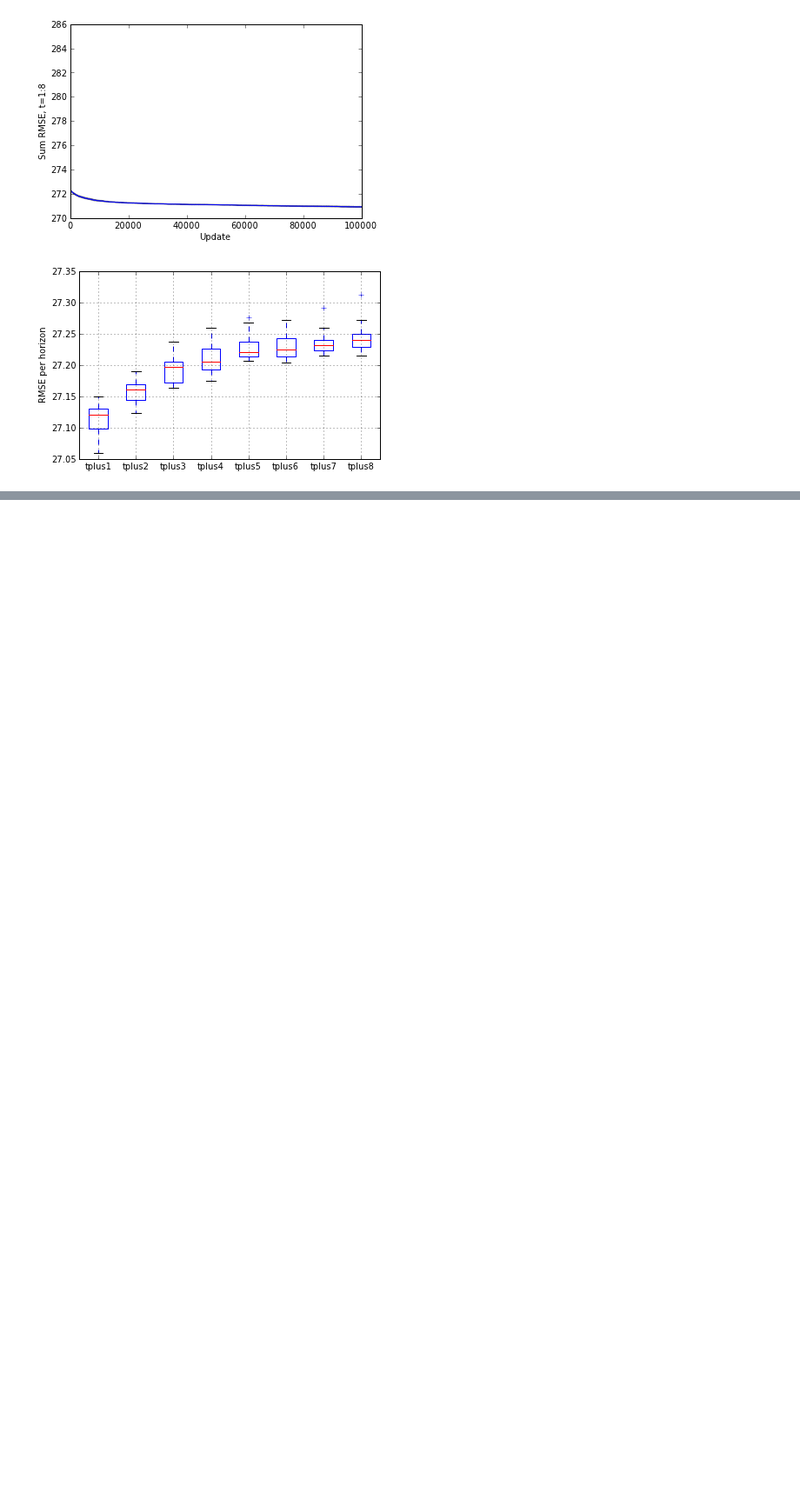
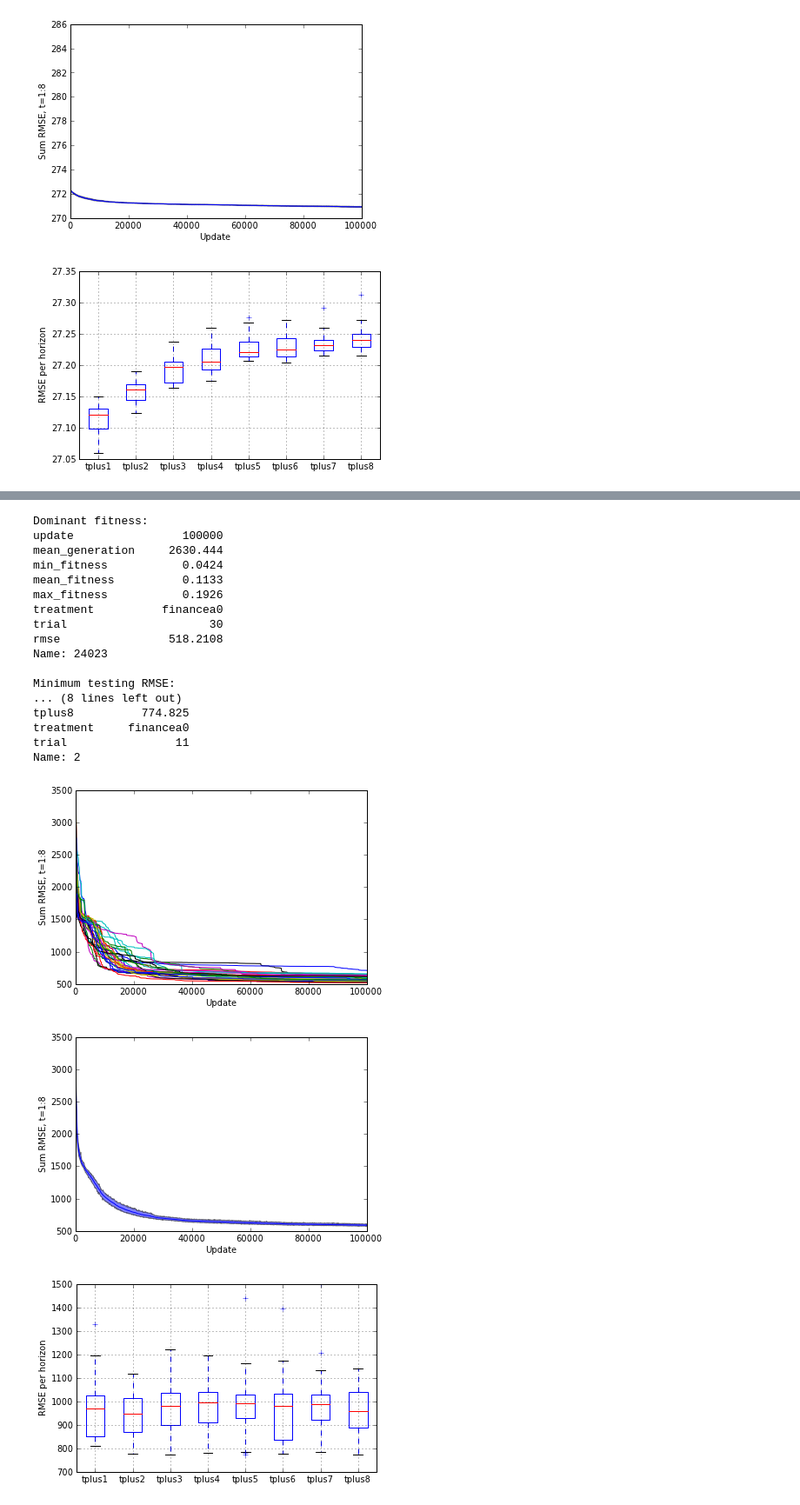
Before and after one commit to mmirmomeni/sunspot, a Jupyter notebook: math/sunspot.ipynb, the cells around one changed output, grey strips where cells are left out. Shown: that part at 87% size. Cells and saved outputs as stored; diff of their text form; code cells hidden in the pictures; blank space fills up the shorter version.

```diff
--- a/math/sunspot.ipynb
+++ b/math/sunspot.ipynb
@@ -265,0 +297,27 @@ Name: 27
+# %%
+p='/Users/dk/research/var/sunspot/003-forecasting'
+t='financea.'
+
+W = fitness_plots(p,t)
+R = rmse_boxplots(p,t)
+# %% [output]
+Dominant fitness:
+update                100000
+mean_generation     2630.444
+min_fitness           0.0424
+mean_fitness          0.1133
+max_fitness           0.1926
+treatment          financea0
+trial                     30
+rmse                518.2108
+Name: 24023
+
+Minimum testing RMSE:
+... (8 lines left out)
+tplus8          774.825
+treatment     financea0
+trial                11
+Name: 2
+[figure, added]
+[figure, added]
+[figure, added]
```
Also changed, not shown: parts of 2 cells of this notebook, 5 other files.
